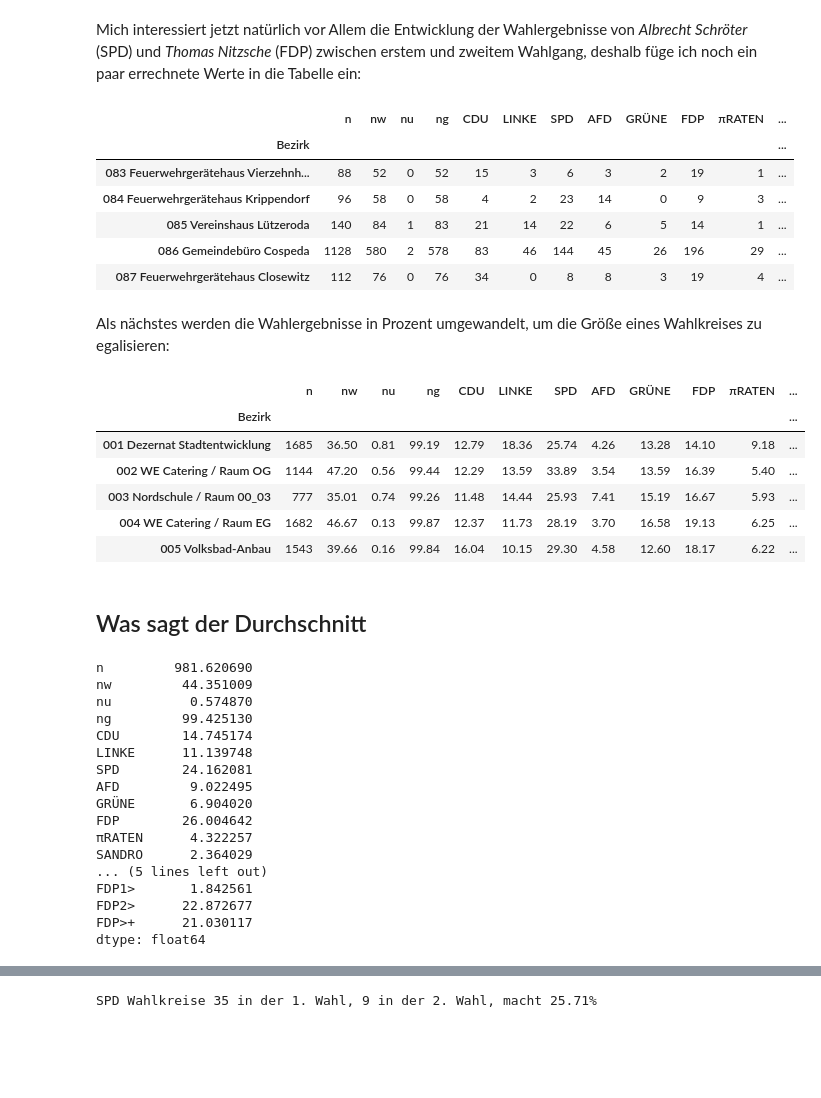
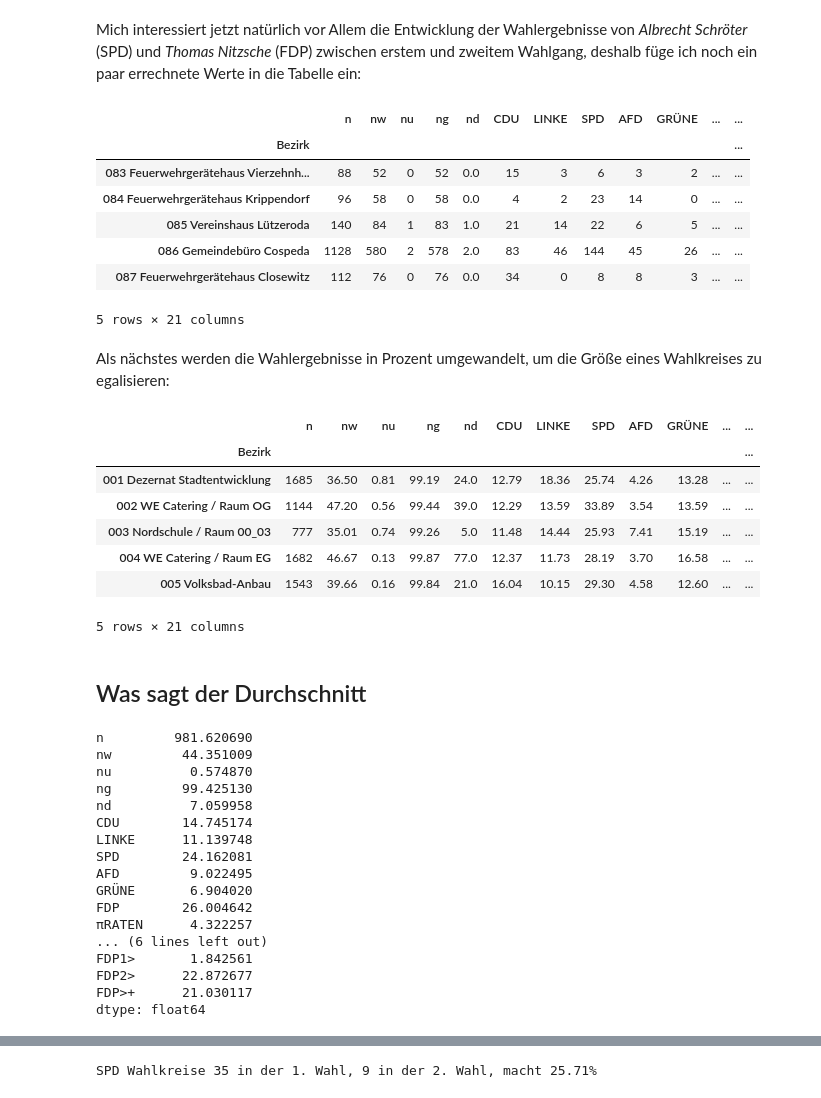
Before and after one commit to defgsus/bm-wahl-18-jena, a Jupyter notebook: src/bm-2018-jena-artikel.ipynb, the cells around one changed output, grey strips where cells are left out. Saved outputs shown, nothing was run; the diff lists cells and outputs as text; code cells hidden in the pictures; blank space fills up the shorter version.

```diff
--- a/src/bm-2018-jena-artikel.ipynb
+++ b/src/bm-2018-jena-artikel.ipynb
@@ -152,6 +153,16 @@ pd.DataFrame(dic).round(2)
 # %% [markdown]
 Mich interessiert jetzt natürlich vor Allem die Entwicklung der Wahlergebnisse von *Albrecht Schröter* (SPD) und *Thomas Nitzsche* (FDP) zwischen erstem und zweitem Wahlgang, deshalb füge ich noch ein paar errechnete Werte in die Tabelle ein:
 # %%
+def add_geo_info(df):
+
+    geo = GeoData("bm-shape")
+    area_dict = {int(k): geo.polygons[k]["area"] for k in geo.polygons}
+    areas = pd.Series([area_dict[int(k.split()[0])] for k in df.index], index=df.index)
+    dens = df["n"] / areas
+    dens /= max(dens)
+    #print(dens)
+    df.insert(4, "nd", (dens * 100).round())
+
 def enrich_dataframe(bm1, bm2):
     # Ergebnisse 1. Wahlgang
     spd1 = bm1["SPD"]
@@ -161,7 +172,8 @@ def enrich_dataframe(bm1, bm2):
     fdp2 = bm2["FDP"]
 
     df = bm1.copy()
-    # Speichere die Ergebnis der Stichwahl
+    add_geo_info(df)
+    # Speichere die Ergebnisse der Stichwahl
     df["SPD2"] = spd2
     df["FDP2"] = fdp2
     # Stimmen-Entwicklung von 1. zu 2. Wahl
@@ -177,39 +189,41 @@ def enrich_dataframe(bm1, bm2):
 df = enrich_dataframe(bm1_urne, bm2_urne)
 df.tail()
 # %% [output]
-|  | n | nw | nu | ng | CDU | LINKE | SPD | AFD | GRÜNE | FDP | πRATEN | ... |
+|  | n | nw | nu | ng | nd | CDU | LINKE | SPD | AFD | GRÜNE | ... | ... |
 | Bezirk |  |  |  |  |  |  |  |  |  |  |  | ... |
-| 083 Feuerwehrgerätehaus Vierzehnh... | 88 | 52 | 0 | 52 | 15 | 3 | 6 | 3 | 2 | 19 | 1 | ... |
-| 084 Feuerwehrgerätehaus Krippendorf | 96 | 58 | 0 | 58 | 4 | 2 | 23 | 14 | 0 | 9 | 3 | ... |
-| 085 Vereinshaus Lützeroda | 140 | 84 | 1 | 83 | 21 | 14 | 22 | 6 | 5 | 14 | 1 | ... |
-| 086 Gemeindebüro Cospeda | 1128 | 580 | 2 | 578 | 83 | 46 | 144 | 45 | 26 | 196 | 29 | ... |
-| 087 Feuerwehrgerätehaus Closewitz | 112 | 76 | 0 | 76 | 34 | 0 | 8 | 8 | 3 | 19 | 4 | ... |
+| 083 Feuerwehrgerätehaus Vierzehnh... | 88 | 52 | 0 | 52 | 0.0 | 15 | 3 | 6 | 3 | 2 | ... | ... |
+| 084 Feuerwehrgerätehaus Krippendorf | 96 | 58 | 0 | 58 | 0.0 | 4 | 2 | 23 | 14 | 0 | ... | ... |
+| 085 Vereinshaus Lützeroda | 140 | 84 | 1 | 83 | 1.0 | 21 | 14 | 22 | 6 | 5 | ... | ... |
+| 086 Gemeindebüro Cospeda | 1128 | 580 | 2 | 578 | 2.0 | 83 | 46 | 144 | 45 | 26 | ... | ... |
+| 087 Feuerwehrgerätehaus Closewitz | 112 | 76 | 0 | 76 | 0.0 | 34 | 0 | 8 | 8 | 3 | ... | ... |
+5 rows × 21 columns
 # %% [markdown]
 Als nächstes werden die Wahlergebnisse in Prozent umgewandelt, um die Größe eines Wahlkreises zu egalisieren:
 # %%
 def calc_percent(bm):
     df = bm.copy()
     # Stimmen für Parteien in Prozent der gültigen Stimmen
-    for col in bm.columns[4:]:
+    for col in bm.columns[5:]:
         df[col] = df[col] / df["ng"] * 100
     # gültige und ungültige Stimmen in Prozent der Wähler
     df["ng"] = df["ng"] / df["nw"] * 100
     df["nu"] = df["nu"] / df["nw"] * 100
     # Wähler in Prozent der Wahlberechtigten
     if max(df["n"]):
         df["nw"] = df["nw"] / df["n"] * 100
     return df
 dfp = calc_percent(df)
 
 dfp.head().round(2)
 # %% [output]
-|  | n | nw | nu | ng | CDU | LINKE | SPD | AFD | GRÜNE | FDP | πRATEN | ... |
+|  | n | nw | nu | ng | nd | CDU | LINKE | SPD | AFD | GRÜNE | ... | ... |
 | Bezirk |  |  |  |  |  |  |  |  |  |  |  | ... |
-| 001 Dezernat Stadtentwicklung | 1685 | 36.50 | 0.81 | 99.19 | 12.79 | 18.36 | 25.74 | 4.26 | 13.28 | 14.10 | 9.18 | ... |
-| 002 WE Catering / Raum OG | 1144 | 47.20 | 0.56 | 99.44 | 12.29 | 13.59 | 33.89 | 3.54 | 13.59 | 16.39 | 5.40 | ... |
-| 003 Nordschule / Raum 00_03 | 777 | 35.01 | 0.74 | 99.26 | 11.48 | 14.44 | 25.93 | 7.41 | 15.19 | 16.67 | 5.93 | ... |
-| 004 WE Catering / Raum EG | 1682 | 46.67 | 0.13 | 99.87 | 12.37 | 11.73 | 28.19 | 3.70 | 16.58 | 19.13 | 6.25 | ... |
-| 005 Volksbad-Anbau | 1543 | 39.66 | 0.16 | 99.84 | 16.04 | 10.15 | 29.30 | 4.58 | 12.60 | 18.17 | 6.22 | ... |
+| 001 Dezernat Stadtentwicklung | 1685 | 36.50 | 0.81 | 99.19 | 24.0 | 12.79 | 18.36 | 25.74 | 4.26 | 13.28 | ... | ... |
+| 002 WE Catering / Raum OG | 1144 | 47.20 | 0.56 | 99.44 | 39.0 | 12.29 | 13.59 | 33.89 | 3.54 | 13.59 | ... | ... |
+| 003 Nordschule / Raum 00_03 | 777 | 35.01 | 0.74 | 99.26 | 5.0 | 11.48 | 14.44 | 25.93 | 7.41 | 15.19 | ... | ... |
+| 004 WE Catering / Raum EG | 1682 | 46.67 | 0.13 | 99.87 | 77.0 | 12.37 | 11.73 | 28.19 | 3.70 | 16.58 | ... | ... |
+| 005 Volksbad-Anbau | 1543 | 39.66 | 0.16 | 99.84 | 21.0 | 16.04 | 10.15 | 29.30 | 4.58 | 12.60 | ... | ... |
+5 rows × 21 columns
 # %% [markdown]
 ## Was sagt der Durchschnitt
 # %%
@@ -219,6 +233,7 @@ n         981.620690
 nw         44.351009
 nu          0.574870
 ng         99.425130
+nd          7.059958
 CDU        14.745174
 LINKE      11.139748
 SPD        24.162081
@@ -226,8 +241,7 @@ AFD         9.022495
 GRÜNE       6.904020
 FDP        26.004642
 πRATEN      4.322257
-SANDRO      2.364029
-... (5 lines left out)
+... (6 lines left out)
 FDP1>       1.842561
 FDP2>      22.872677
 FDP>+      21.030117
```
Also changed, not shown: parts of 7 cells of this notebook, 8 other files.
